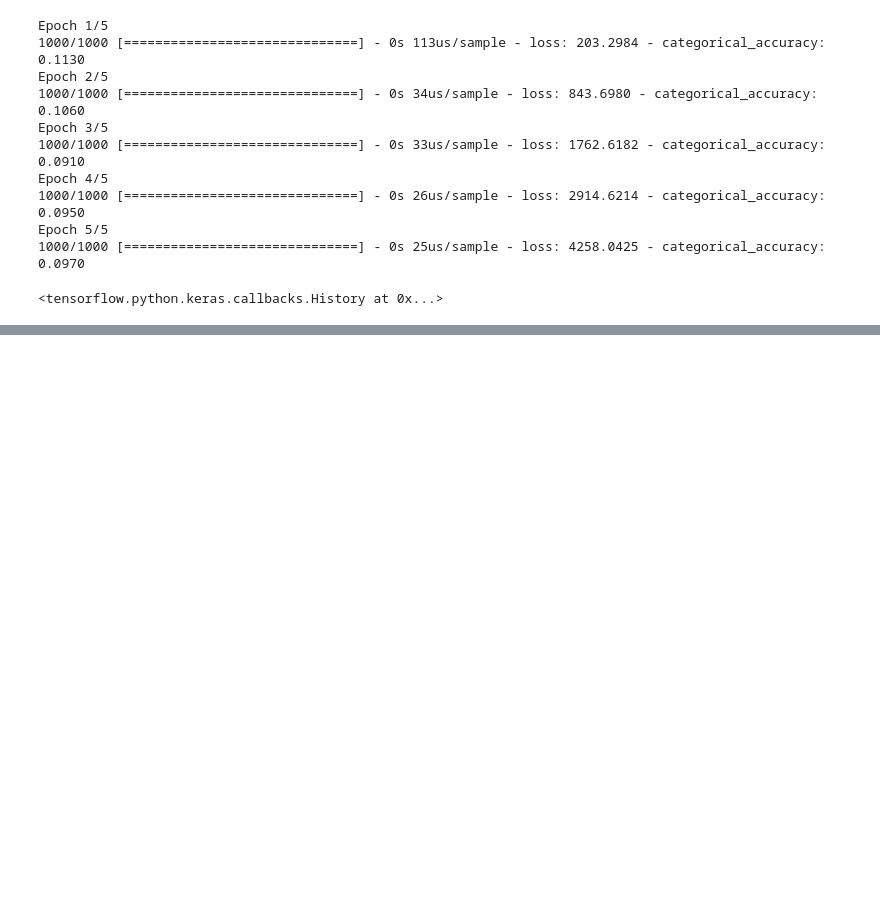
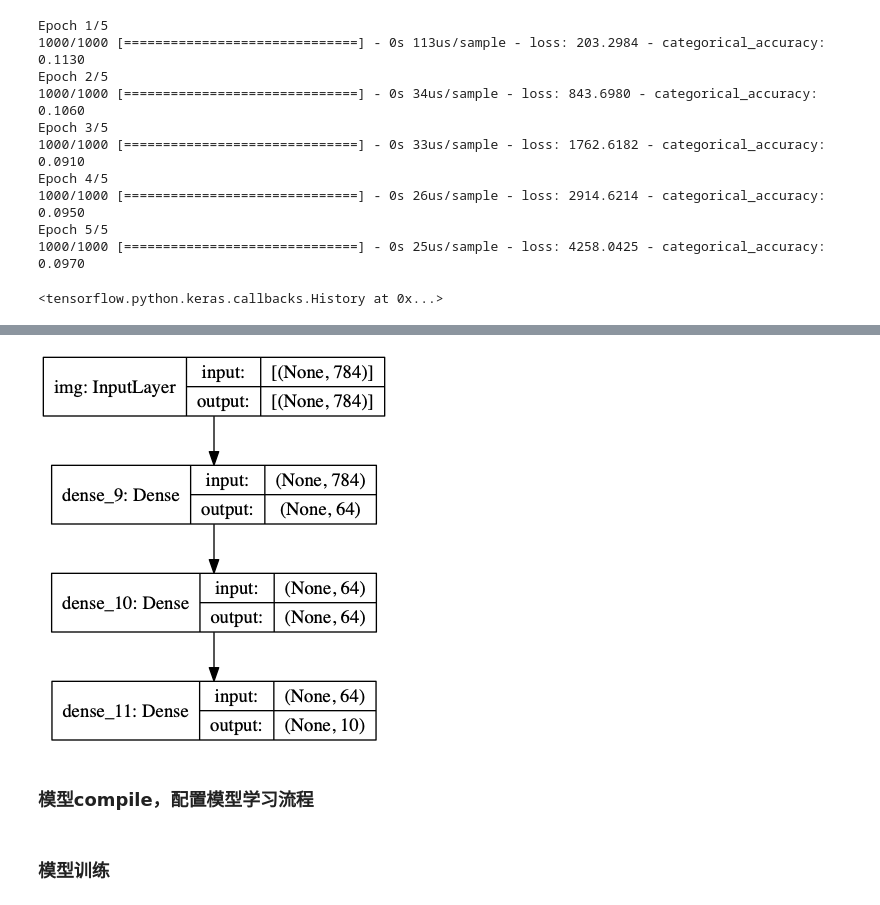
Before and after one commit to GISAIX/How-to-Learn-Tensorflow2.x-Chinese, a Jupyter notebook: 002-Keras_build_advanced_models.ipynb, the cells around one changed output, grey strips where cells are left out. Cells and saved outputs as stored; diff of their text form; code cells hidden in the pictures; blank space fills up the shorter version.

```diff
--- a/002-Keras_build_advanced_models.ipynb
+++ b/002-Keras_build_advanced_models.ipynb
@@ -82,0 +101,4 @@ Epoch 5/5
+# %%
+(x_train, y_train), (x_test, y_test) = keras.datasets.mnist.load_data()
+x_train = x_train.reshape(60000, 784).astype('float32') / 255
+x_test = x_test.reshape(10000, 784).astype('float32') / 255
@@ -82,0 +110,7 @@ Epoch 5/5
+# %%
+inputs = keras.Input(shape=(784,), name='img')
+x = layers.Dense(64, activation='relu')(inputs)
+x = layers.Dense(64, activation='relu')(x)
+outputs = layers.Dense(10, activation='softmax')(x)
+
+model = keras.Model(inputs=inputs, outputs=outputs, name='mnist_model')
@@ -82,0 +142,7 @@ Epoch 5/5
+# %%
+# plot方式
+keras.utils.plot_model(model,'./model/mnist_model.png', show_layer_names=True, show_shapes=True)
+# %% [output]
+[figure, added]
+# %% [markdown]
+### 模型compile，配置模型学习流程
@@ -82,0 +153,2 @@ Epoch 5/5
+# %% [markdown]
+### 模型训练
```
Also changed, not shown: parts of 25 cells of this notebook, 15 other files.
